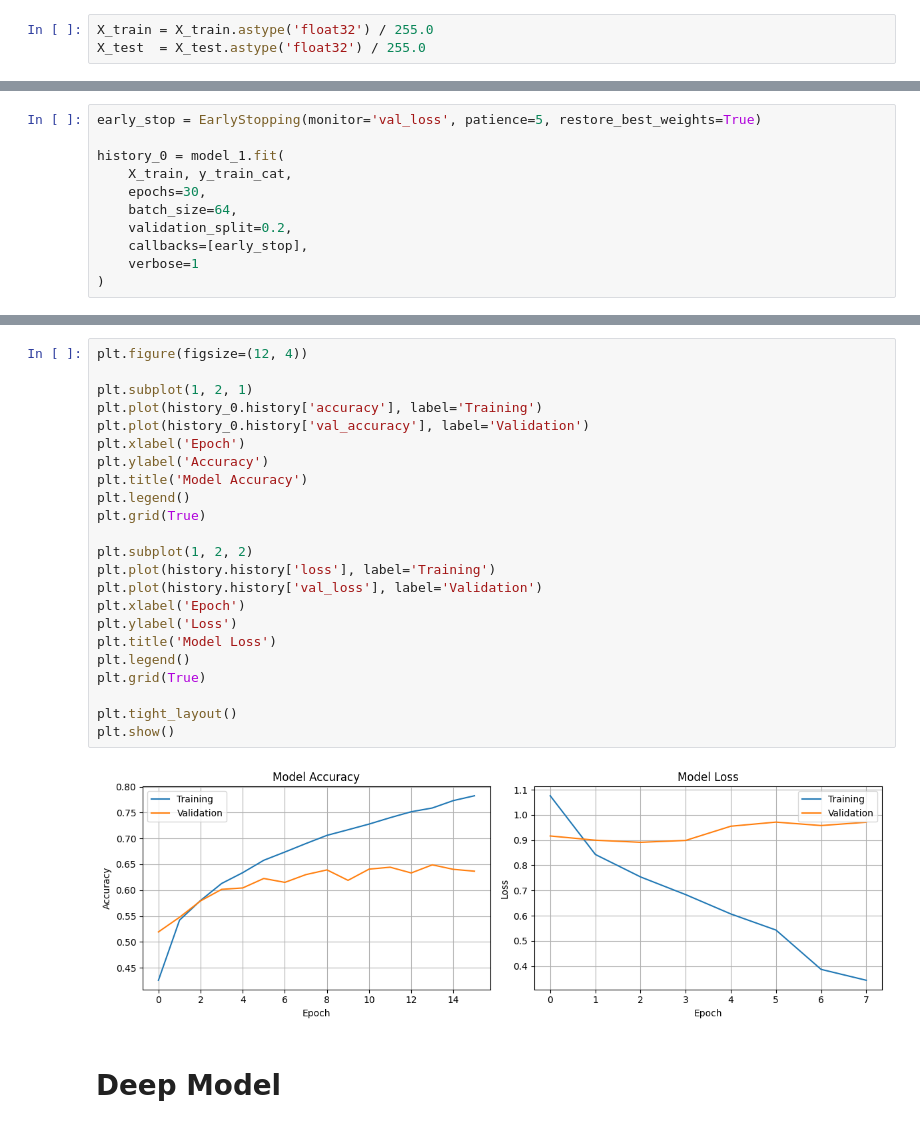
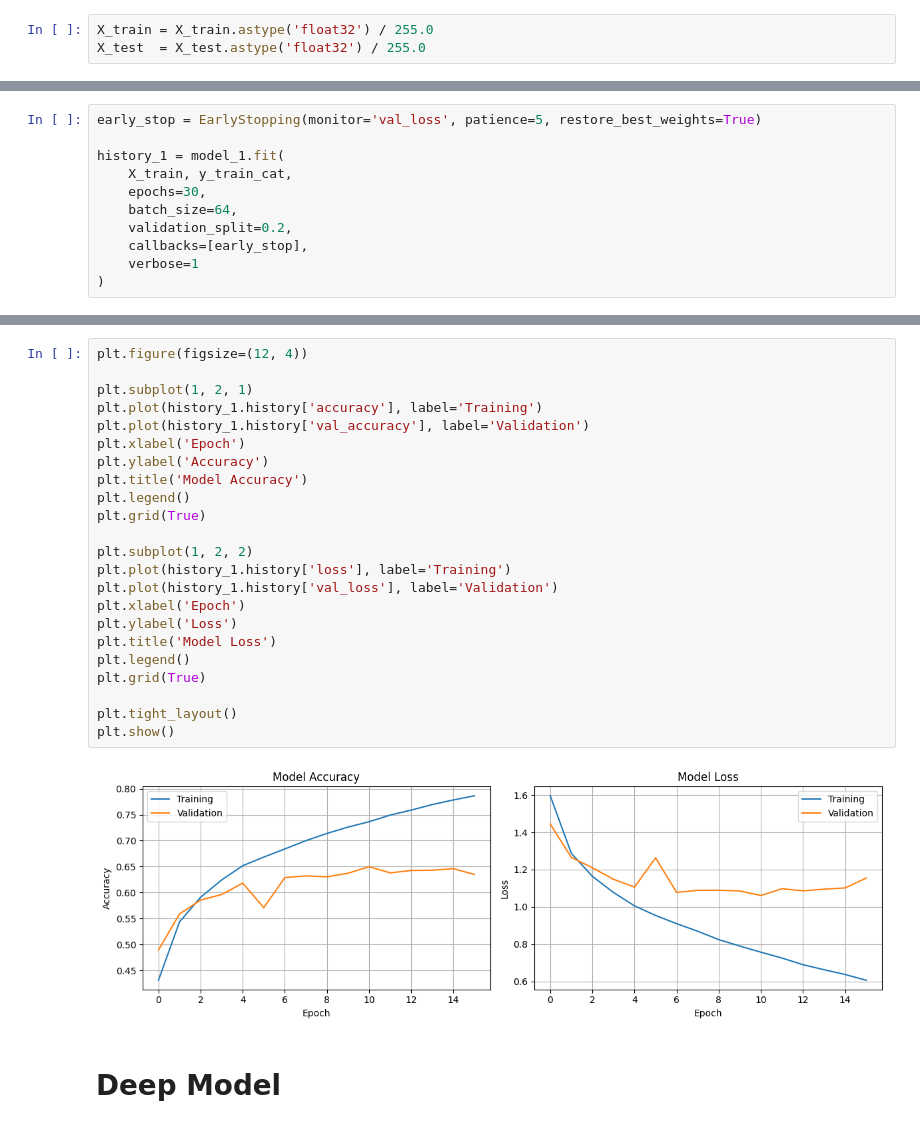
Before and after one commit to HelenaGomezV/project-deep-learning-image-classification-with-cnn-and-transfer-learning, a Jupyter notebook: image_clasification_inception.ipynb, the cells around one changed output, grey strips where cells are left out. Cells and saved outputs as stored; diff of their text form.

```diff
--- a/image_clasification_inception.ipynb
+++ b/image_clasification_inception.ipynb
@@ -72,7 +73,7 @@ Model: "sequential_12"
 # %%
 early_stop = EarlyStopping(monitor='val_loss', patience=5, restore_best_weights=True)
 
-history_0 = model_1.fit(
+history_1 = model_1.fit(
     X_train, y_train_cat,
     epochs=30,
     batch_size=64,
@@ -109,28 +110,28 @@ Test loss: 0.5082589983940125
 # %%
 plt.figure(figsize=(12, 4))
 
 plt.subplot(1, 2, 1)
-plt.plot(history_0.history['accuracy'], label='Training')
-plt.plot(history_0.history['val_accuracy'], label='Validation')
+plt.plot(history_1.history['accuracy'], label='Training')
+plt.plot(history_1.history['val_accuracy'], label='Validation')
 plt.xlabel('Epoch')
 plt.ylabel('Accuracy')
 plt.title('Model Accuracy')
 plt.legend()
 plt.grid(True)
 
 plt.subplot(1, 2, 2)
-plt.plot(history.history['loss'], label='Training')
-plt.plot(history.history['val_loss'], label='Validation')
+plt.plot(history_1.history['loss'], label='Training')
+plt.plot(history_1.history['val_loss'], label='Validation')
 plt.xlabel('Epoch')
 plt.ylabel('Loss')
 plt.title('Model Loss')
 plt.legend()
 plt.grid(True)
 
 plt.tight_layout()
 plt.show()
 # %% [output]
-[figure, old version]
+[figure, new version]
 # %% [markdown]
 # Deep Model
 # %%
```
Also changed, not shown: parts of 26 cells of this notebook.
